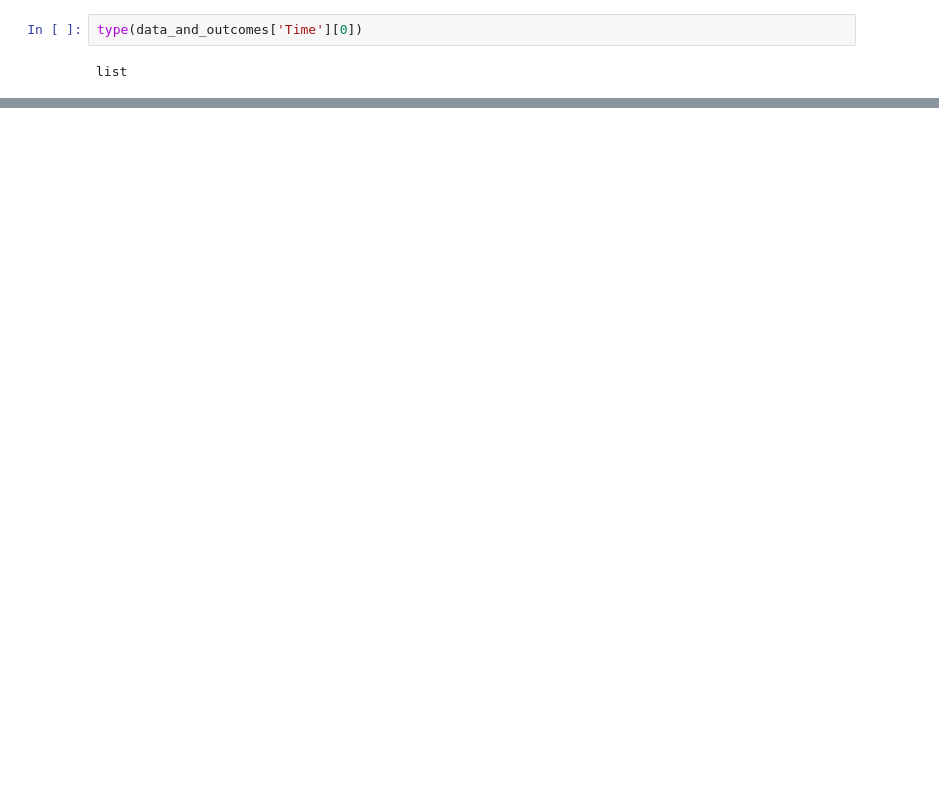
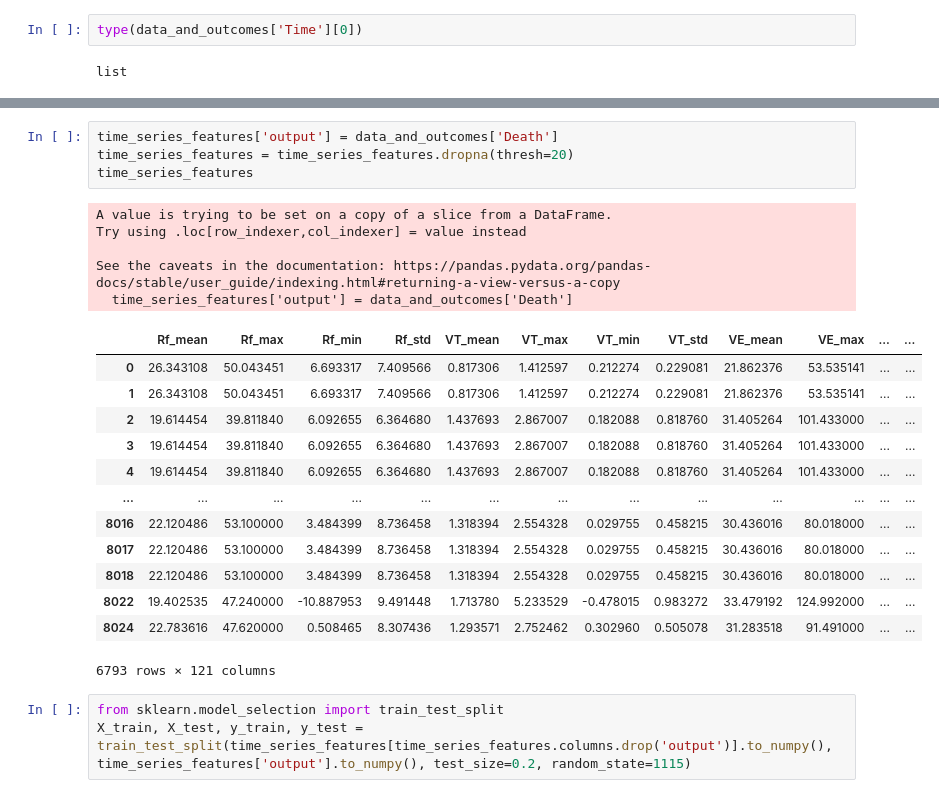
Before and after one commit to Nevineleven/CPET-AI, a Jupyter notebook: parsing.ipynb, the cells around one changed output, grey strips where cells are left out. Drawn from its saved outputs; the diff is of its cells as text; blank space fills up the shorter version.

```diff
--- a/parsing.ipynb
+++ b/parsing.ipynb
@@ -238,0 +229,26 @@ features = features.applymap(process_cell)
+# %%
+time_series_features['output'] = data_and_outcomes['Death']
+time_series_features = time_series_features.dropna(thresh=20)
+time_series_features
+# %% [output]
+A value is trying to be set on a copy of a slice from a DataFrame.
+Try using .loc[row_indexer,col_indexer] = value instead
+
+See the caveats in the documentation: https://pandas.pydata.org/pandas-docs/stable/user_guide/indexing.html#returning-a-view-versus-a-copy
+  time_series_features['output'] = data_and_outcomes['Death']
+|  | Rf_mean | Rf_max | Rf_min | Rf_std | VT_mean | VT_max | VT_min | VT_std | VE_mean | VE_max | ... | ... |
+| 0 | 26.343108 | 50.043451 | 6.693317 | 7.409566 | 0.817306 | 1.412597 | 0.212274 | 0.229081 | 21.862376 | 53.535141 | ... | ... |
+| 1 | 26.343108 | 50.043451 | 6.693317 | 7.409566 | 0.817306 | 1.412597 | 0.212274 | 0.229081 | 21.862376 | 53.535141 | ... | ... |
+| 2 | 19.614454 | 39.811840 | 6.092655 | 6.364680 | 1.437693 | 2.867007 | 0.182088 | 0.818760 | 31.405264 | 101.433000 | ... | ... |
+| 3 | 19.614454 | 39.811840 | 6.092655 | 6.364680 | 1.437693 | 2.867007 | 0.182088 | 0.818760 | 31.405264 | 101.433000 | ... | ... |
+| 4 | 19.614454 | 39.811840 | 6.092655 | 6.364680 | 1.437693 | 2.867007 | 0.182088 | 0.818760 | 31.405264 | 101.433000 | ... | ... |
+| ... | ... | ... | ... | ... | ... | ... | ... | ... | ... | ... | ... | ... |
+| 8016 | 22.120486 | 53.100000 | 3.484399 | 8.736458 | 1.318394 | 2.554328 | 0.029755 | 0.458215 | 30.436016 | 80.018000 | ... | ... |
+| 8017 | 22.120486 | 53.100000 | 3.484399 | 8.736458 | 1.318394 | 2.554328 | 0.029755 | 0.458215 | 30.436016 | 80.018000 | ... | ... |
+| 8018 | 22.120486 | 53.100000 | 3.484399 | 8.736458 | 1.318394 | 2.554328 | 0.029755 | 0.458215 | 30.436016 | 80.018000 | ... | ... |
+| 8022 | 19.402535 | 47.240000 | -10.887953 | 9.491448 | 1.713780 | 5.233529 | -0.478015 | 0.983272 | 33.479192 | 124.992000 | ... | ... |
+| 8024 | 22.783616 | 47.620000 | 0.508465 | 8.307436 | 1.293571 | 2.752462 | 0.302960 | 0.505078 | 31.283518 | 91.491000 | ... | ... |
+6793 rows × 121 columns
+# %%
+from sklearn.model_selection import train_test_split
+X_train, X_test, y_train, y_test = train_test_split(time_series_features[time_series_features.columns.drop('output')].to_numpy(), time_series_features['output'].to_numpy(), test_size=0.2, random_state=1115)
```
Also changed, not shown: parts of 17 cells of this notebook, 1 other file.
